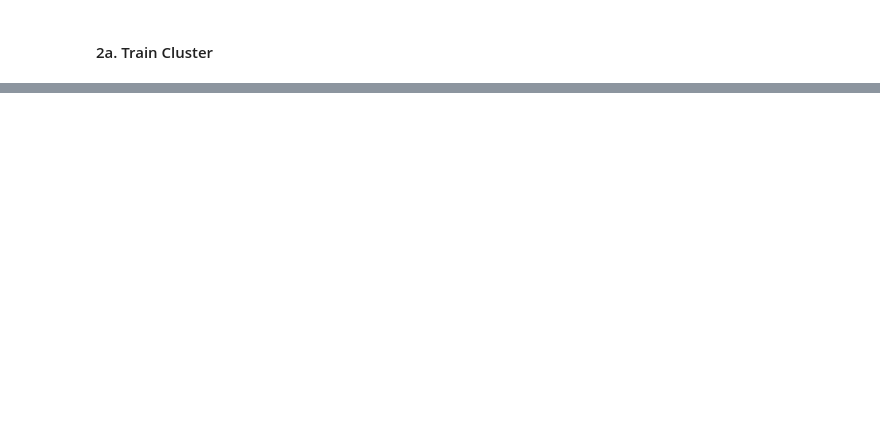
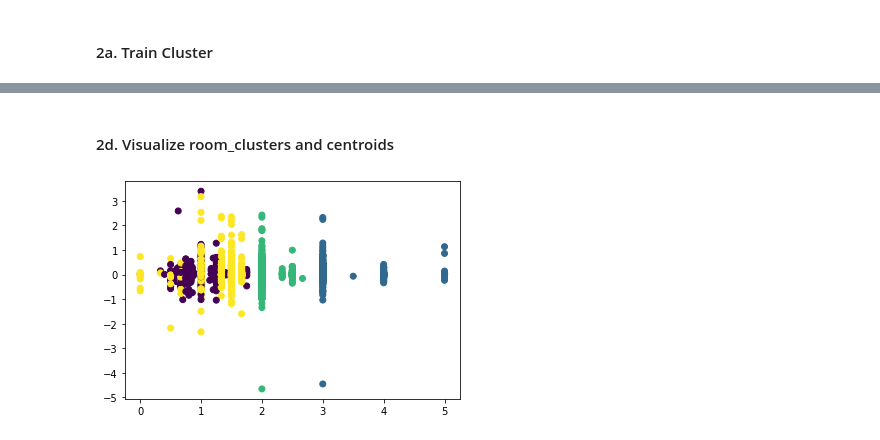
Before and after one commit to CSolitaire/zillow_cluster_project, a Jupyter notebook: mvp.ipynb, the cells around one changed output, grey strips where cells are left out. Saved outputs shown, nothing was run; the diff lists cells and outputs as text; code cells hidden in the pictures; blank space fills up the shorter version.

```diff
--- a/mvp.ipynb
+++ b/mvp.ipynb
@@ -127,0 +86,2 @@ LA_test_clusters
+# %%
+train_clusters, kmeans = explore.run_kmeans(X_train, X_train_scaled, k=4, cluster_vars=cluster_vars, cluster_col_name = 'room_cluster')
@@ -127,0 +115,6 @@ LA_test_clusters
+# %%
+centroid_col_names = ['centroid_' + i for i in cluster_vars]
+centroid_col_names
+
+centroids = pd.DataFrame(kmeans.cluster_centers_,
+             columns=centroid_col_names).reset_index().rename(columns={'index': 'room_cluster'})
@@ -127,0 +131,3 @@ LA_test_clusters
+# %%
+# concatenate cluster id on LA_X_Train
+X_train = pd.concat([X_train, train_clusters], axis=1)
@@ -127,0 +143,3 @@ LA_test_clusters
+# %%
+# join on clusterid to get centroids
+X_train = X_train.merge(centroids, how='left', on='room_cluster').set_index(X_train.index)
@@ -127,0 +155,8 @@ LA_test_clusters
+# %% [markdown]
+#### 2d. Visualize room_clusters and centroids
+# %%
+# Visualize
+plt.scatter(X_train.bed_bath_ratio, y_train.logerror, c=X_train.room_cluster)
+plt.show()
+# %% [output]
+[figure, added]
```
Also changed, not shown: parts of 57 cells of this notebook, 2 other files.
